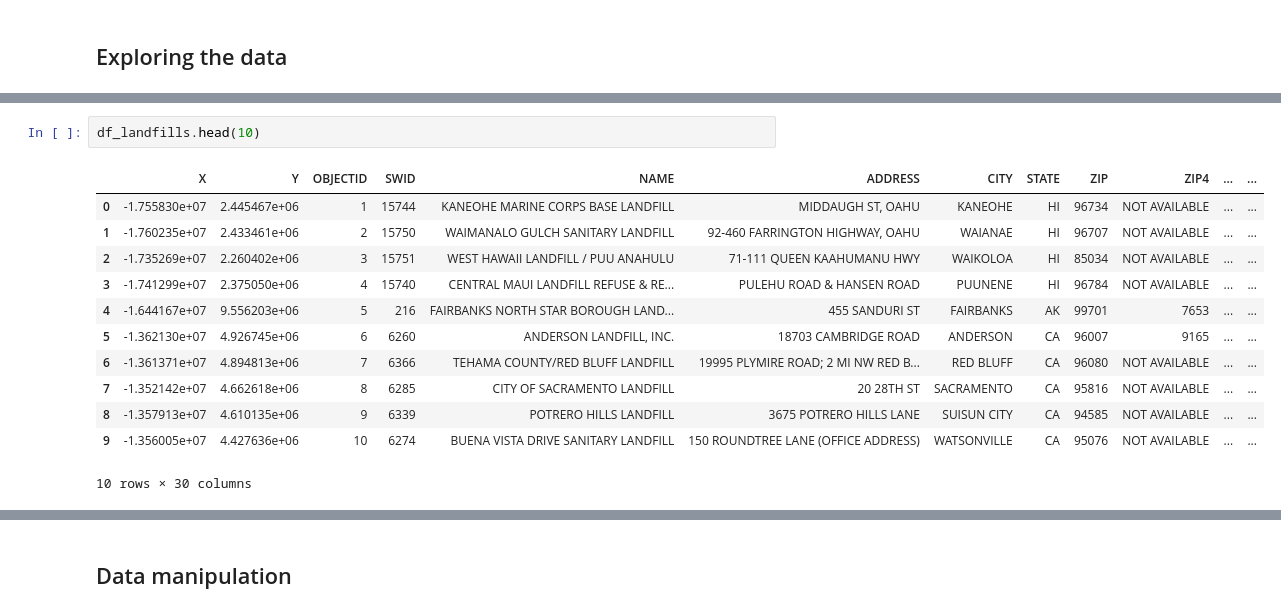
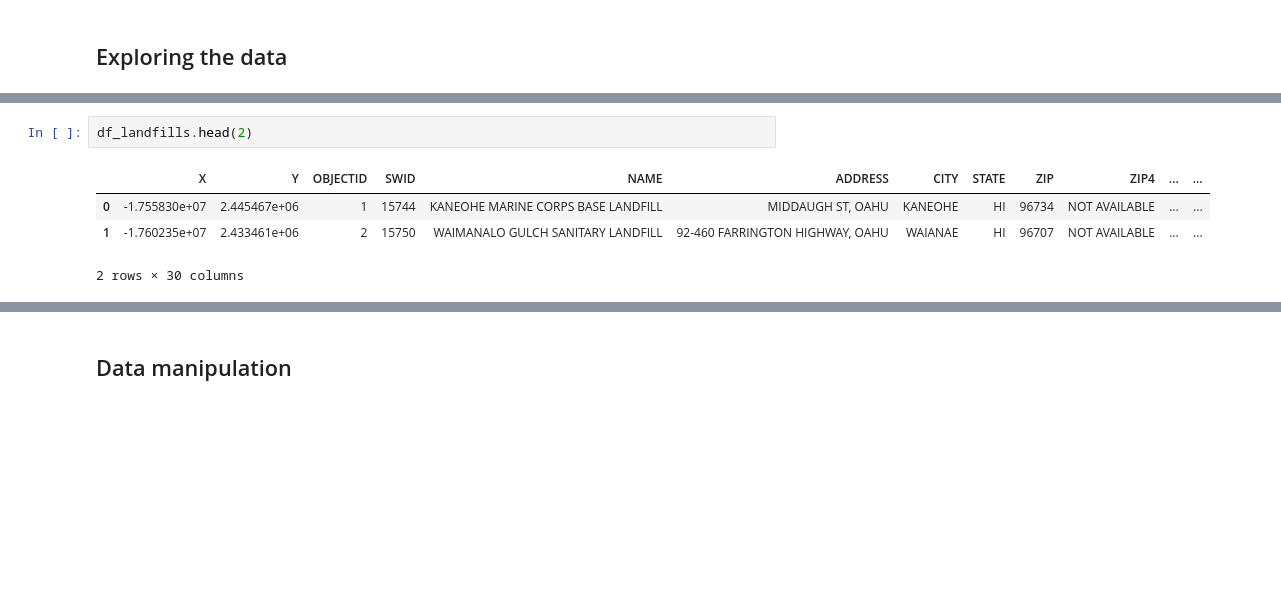
Before and after one commit to Spring-21-TA-Notebooks/Rahul-Notebooks, a Jupyter notebook: Week 5/week5_rahul.ipynb, the cells around one changed output, grey strips where cells are left out. Saved outputs shown, nothing was run; the diff lists cells and outputs as text; blank space fills up the shorter version.

```diff
--- a/Week 5/week5_rahul.ipynb
+++ b/Week 5/week5_rahul.ipynb
@@ -40,15 +42,7 @@ df_landfills.head()
 # %%
-df_landfills.head(10)
+df_landfills.head(2)
 # %% [output]
 |  | X | Y | OBJECTID | SWID | NAME | ADDRESS | CITY | STATE | ZIP | ZIP4 | ... | ... |
 | 0 | -1.755830e+07 | 2.445467e+06 | 1 | 15744 | KANEOHE MARINE CORPS BASE LANDFILL | MIDDAUGH ST, OAHU | KANEOHE | HI | 96734 | NOT AVAILABLE | ... | ... |
 | 1 | -1.760235e+07 | 2.433461e+06 | 2 | 15750 | WAIMANALO GULCH SANITARY LANDFILL | 92-460 FARRINGTON HIGHWAY, OAHU | WAIANAE | HI | 96707 | NOT AVAILABLE | ... | ... |
-| 2 | -1.735269e+07 | 2.260402e+06 | 3 | 15751 | WEST HAWAII LANDFILL / PUU ANAHULU | 71-111 QUEEN KAAHUMANU HWY | WAIKOLOA | HI | 85034 | NOT AVAILABLE | ... | ... |
-| 3 | -1.741299e+07 | 2.375050e+06 | 4 | 15740 | CENTRAL MAUI LANDFILL REFUSE & RE... | PULEHU ROAD & HANSEN ROAD | PUUNENE | HI | 96784 | NOT AVAILABLE | ... | ... |
-| 4 | -1.644167e+07 | 9.556203e+06 | 5 | 216 | FAIRBANKS NORTH STAR BOROUGH LAND... | 455 SANDURI ST | FAIRBANKS | AK | 99701 | 7653 | ... | ... |
-| 5 | -1.362130e+07 | 4.926745e+06 | 6 | 6260 | ANDERSON LANDFILL, INC. | 18703 CAMBRIDGE ROAD | ANDERSON | CA | 96007 | 9165 | ... | ... |
-| 6 | -1.361371e+07 | 4.894813e+06 | 7 | 6366 | TEHAMA COUNTY/RED BLUFF LANDFILL | 19995 PLYMIRE ROAD; 2 MI NW RED B... | RED BLUFF | CA | 96080 | NOT AVAILABLE | ... | ... |
-| 7 | -1.352142e+07 | 4.662618e+06 | 8 | 6285 | CITY OF SACRAMENTO LANDFILL | 20 28TH ST | SACRAMENTO | CA | 95816 | NOT AVAILABLE | ... | ... |
-| 8 | -1.357913e+07 | 4.610135e+06 | 9 | 6339 | POTRERO HILLS LANDFILL | 3675 POTRERO HILLS LANE | SUISUN CITY | CA | 94585 | NOT AVAILABLE | ... | ... |
-| 9 | -1.356005e+07 | 4.427636e+06 | 10 | 6274 | BUENA VISTA DRIVE SANITARY LANDFILL | 150 ROUNDTREE LANE (OFFICE ADDRESS) | WATSONVILLE | CA | 95076 | NOT AVAILABLE | ... | ... |
-10 rows × 30 columns
+2 rows × 30 columns
```
Also changed, not shown: parts of 10 cells of this notebook.
